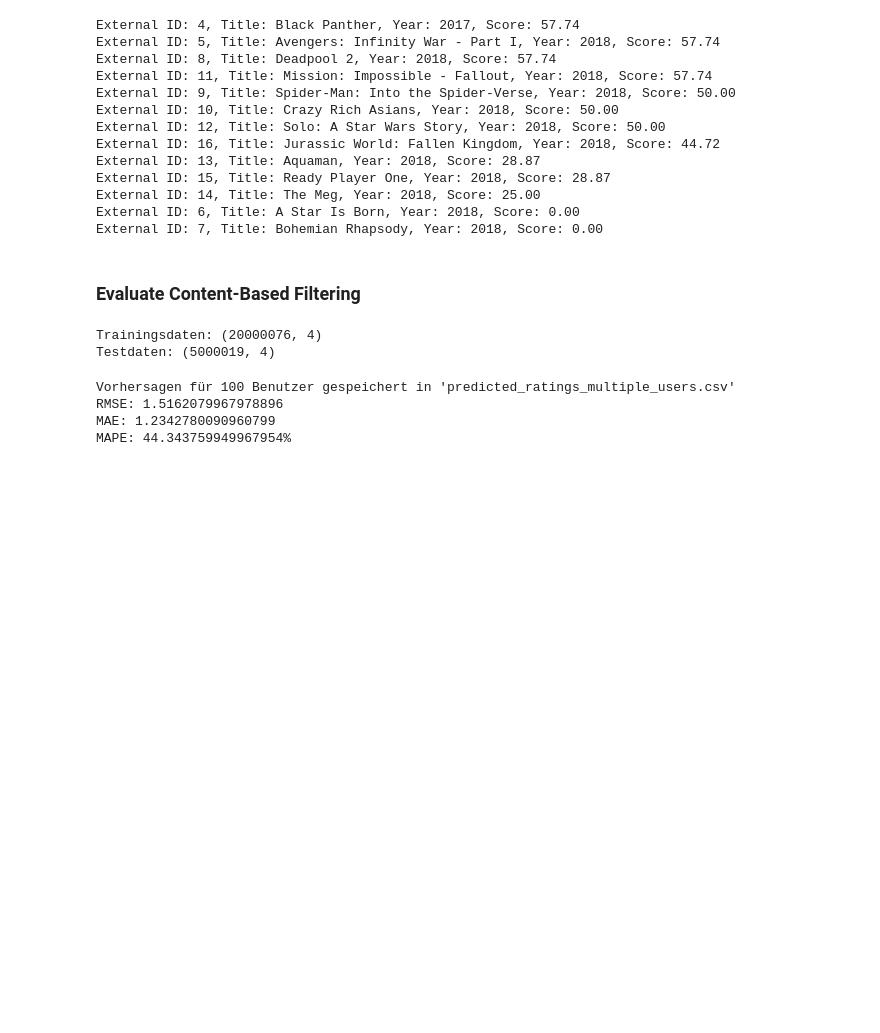
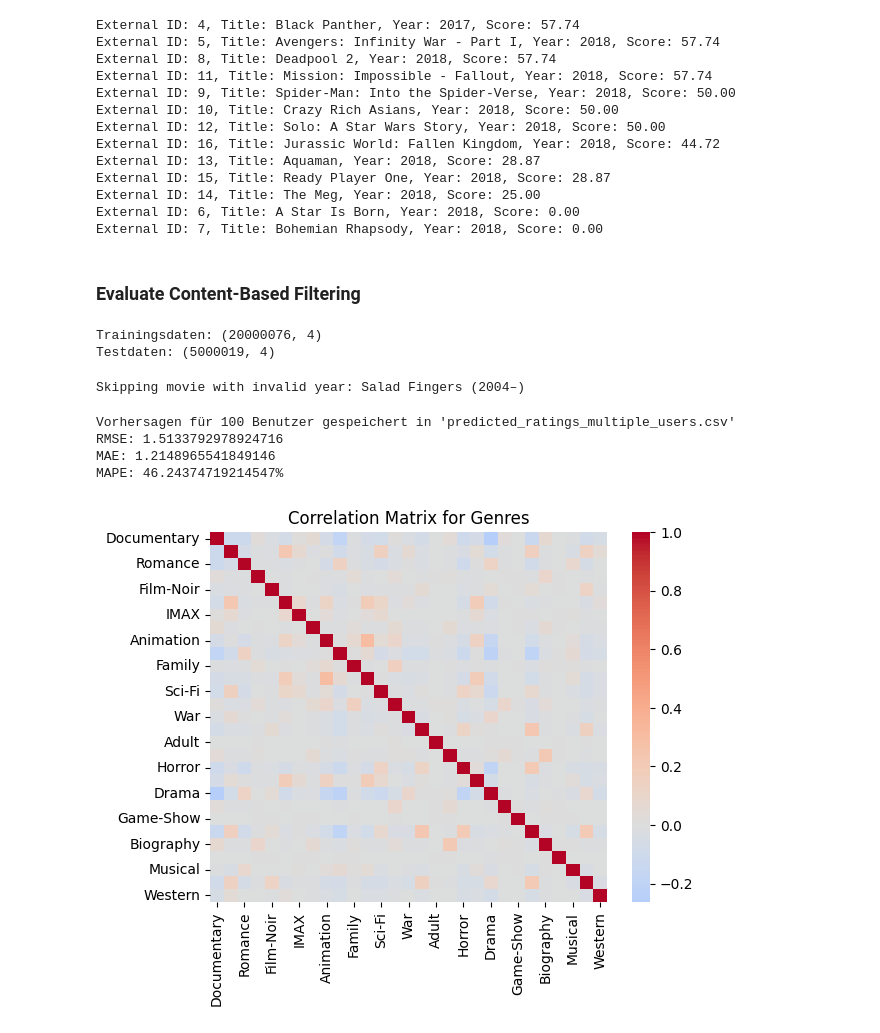
Before and after one commit to KI-Projekt/movie-recommendation-model, a Jupyter notebook: notebooks/02_content_based_filtering.ipynb, the cells around one changed output. Cells and saved outputs as stored; diff of their text form; code cells hidden in the pictures; blank space fills up the shorter version.

Commit message:
evaluate and correlation matrix

```diff
--- a/notebooks/02_content_based_filtering.ipynb
+++ b/notebooks/02_content_based_filtering.ipynb
@@ -370,23 +384,29 @@ def predict_rating(random_user_id, user_train_ratings, test_movies, actual_ratin
     for idx, row in user_train_ratings.iterrows():
         movie = movies[movies['movieId'] == row['movieId']]
         if not movie.empty:
-            user_rated_movies_formatted.append({
-                "externalId": idx,
-                "title": movie.iloc[0]['title'],
-                "year": int(movie.iloc[0]['year']),
-                "rating": row['rating']
-            })
+            try:
+                user_rated_movies_formatted.append({
+                    "externalId": idx,
+                    "title": movie.iloc[0]['title'],
+                    "year": int(movie.iloc[0]['year']),
+                    "rating": row['rating']
+                })
+            except ValueError:
+                print(f"Skipping movie with invalid year: {movie.iloc[0]['title']} ({movie.iloc[0]['year']})")
 
     # Formatieren der Testfilme für die Empfehlung
     test_movies_formatted = []
     for movie_id in test_movies:
         movie = movies[movies['movieId'] == movie_id]
         if not movie.empty:
-            test_movies_formatted.append({
-                "externalId": movie_id,
-                "title": movie.iloc[0]['title'],
-                "year": int(movie.iloc[0]['year'])
-            })
+            try:
+                test_movies_formatted.append({
+                    "externalId": movie_id,
+                    "title": movie.iloc[0]['title'],
+                    "year": int(movie.iloc[0]['year'])
+                })
+            except ValueError:
+                print(f"Skipping movie with invalid year: {movie.iloc[0]['title']} ({movie.iloc[0]['year']})")
 
     # Verwenden der vorhandenen Mapping-Funktion, um IDs zuzuordnen
     if not user_rated_movies_formatted or not test_movies_formatted:
@@ -408,31 +428,38 @@ def predict_rating(random_user_id, user_train_ratings, test_movies, actual_ratin
 # %%
 def predict_ratings_for_multiple_users(ratings, movies, num_users=10):
     all_results = []
 
-    for _ in range(num_users):
-        train_ratings, test_ratings = train_test_split(ratings, test_size=0.2, random_state=42)
+    # Führe den train_test_split einmal durch
+    train_ratings, test_ratings = train_test_split(ratings, test_size=0.2, random_state=42)
+
+    for _ in tqdm(range(num_users), desc="Processing users"):
         random_user_id, user_train_ratings, test_movies, actual_ratings = get_user_ratings(train_ratings, test_ratings)
         results = predict_rating(random_user_id, user_train_ratings, test_movies, actual_ratings, movies)
         all_results.extend(results)
 
     all_results_df = pd.DataFrame(all_results)
     all_results_df.to_csv('predicted_ratings_multiple_users.csv', index=False)
 
     actuals = all_results_df['actual_rating'].tolist()
     predictions = all_results_df['predicted_rating'].tolist()
     rmse = np.sqrt(mean_squared_error(actuals, predictions))
     mae = mean_absolute_error(actuals, predictions)
     mape = np.mean(np.abs((np.array(actuals) - np.array(predictions)) / np.array(actuals))) * 100
 
     print(f"Vorhersagen für {num_users} Benutzer gespeichert in 'predicted_ratings_multiple_users.csv'")
     print(f"RMSE: {rmse}")
     print(f"MAE: {mae}")
     print(f"MAPE: {mape}%")
 
+    # Plot the genre correlation matrix
+    plot_genre_correlation_matrix(movies)
+
 # Beispielaufruf
 predict_ratings_for_multiple_users(ratings, movies, num_users=100)
 # %% [output]
-Vorhersagen für 100 Benutzer gespeichert in 'predicted_ratings_multiple_users.csv'
-RMSE: 1.5162079967978896
-MAE: 1.2342780090960799
-MAPE: 44.343759949967954%
+Skipping movie with invalid year: Salad Fingers (2004–)
+Vorhersagen für 100 Benutzer gespeichert in 'predicted_ratings_multiple_users.csv'
+RMSE: 1.5133792978924716
+MAE: 1.2148965541849146
+MAPE: 46.24374719214547%
+[figure, added]
```
Also changed, not shown: parts of 5 cells of this notebook, 2 other files.
